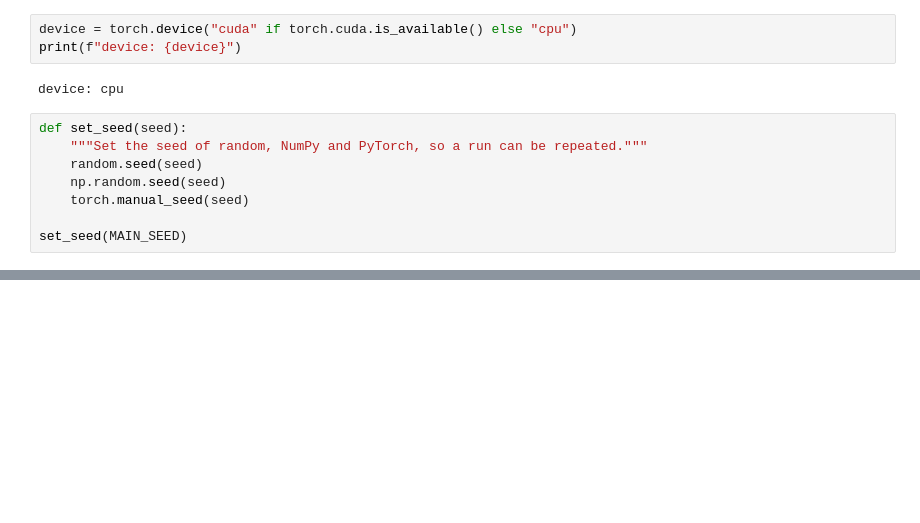
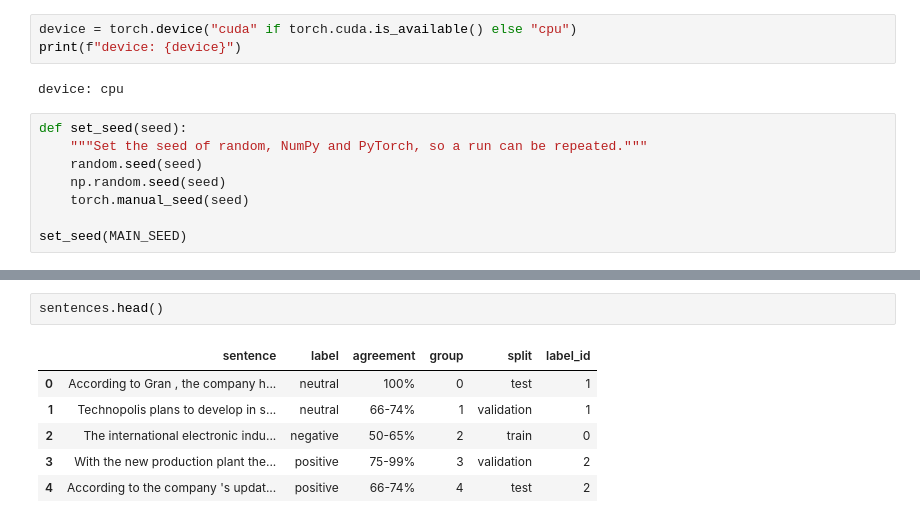
Before and after one commit to mauroreverberi/deep_learning_systems, a Jupyter notebook: deep_learning.ipynb, the cells around one changed output, grey strips where cells are left out. Cells and saved outputs as stored; diff of their text form; blank space fills up the shorter version.

```diff
--- a/deep_learning.ipynb
+++ b/deep_learning.ipynb
@@ -70,0 +100,9 @@ set_seed(MAIN_SEED)
+# %%
+sentences.head()
+# %% [output]
+|  | sentence | label | agreement | group | split | label_id |
+| 0 | According to Gran , the company h... | neutral | 100% | 0 | test | 1 |
+| 1 | Technopolis plans to develop in s... | neutral | 66-74% | 1 | validation | 1 |
+| 2 | The international electronic indu... | negative | 50-65% | 2 | train | 0 |
+| 3 | With the new production plant the... | positive | 75-99% | 3 | validation | 2 |
+| 4 | According to the company 's updat... | positive | 66-74% | 4 | test | 2 |
```
Also changed, not shown: parts of 23 cells of this notebook.
